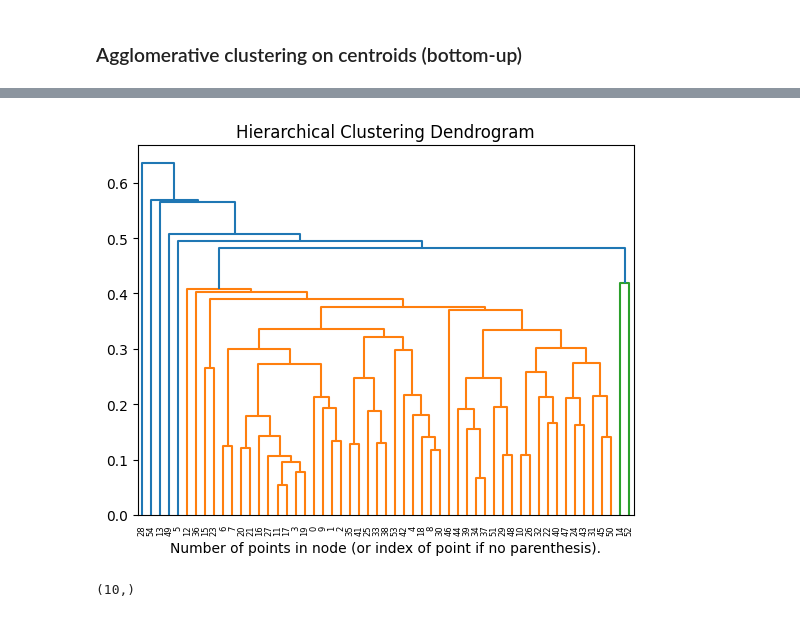
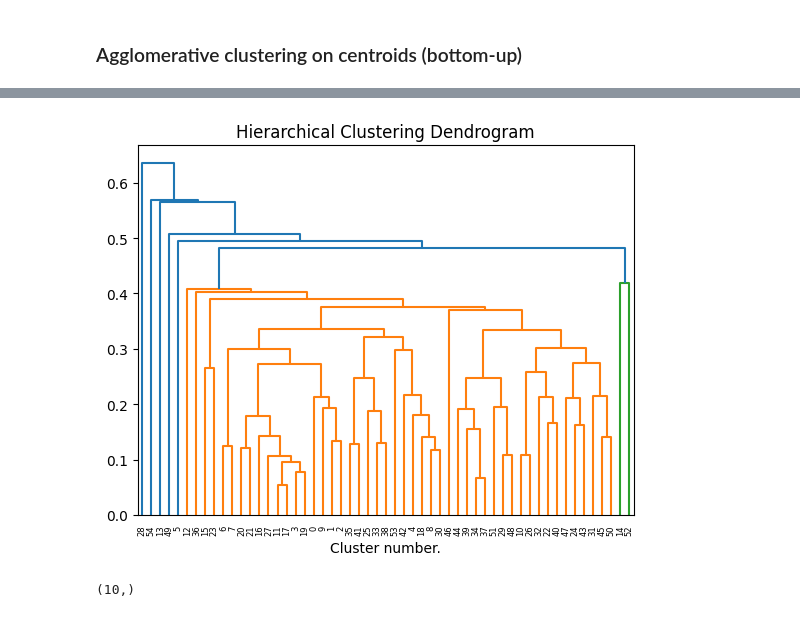
Before and after one commit to 598975/BP-classification, a Jupyter notebook: notebooks/260128-hierarchical-clustering.ipynb, the cells around one changed output, grey strips where cells are left out. Saved outputs shown, nothing was run; the diff lists cells and outputs as text; code cells hidden in the pictures.

```diff
--- a/notebooks/260128-hierarchical-clustering.ipynb
+++ b/notebooks/260128-hierarchical-clustering.ipynb
@@ -391,0 +539,32 @@ bp_df["fine_cluster"] = bp_df["fine_cluster"].map(cluster_mapping)
+# %%
+import seaborn as sns
+
+# Get top features overall
+all_feature_counts = Counter()
+for features in bp_df["features"]:
+    feature_list = [f for f in features.split() if f != "<PAD>"]
+    all_feature_counts.update(feature_list)
+
+top_features = [f for f, _ in all_feature_counts.most_common(30)]
+
+# Create matrix: clusters x features
+matrix = np.zeros((kmeans.n_clusters, len(top_features)))
+for cluster_id in range(kmeans.n_clusters):
+    cluster_counts = cluster_feature_counts[cluster_id]
+    for i, feature in enumerate(top_features):
+        matrix[cluster_id, i] = cluster_counts.get(feature, 0)
+
+# Normalize by cluster size
+cluster_sizes = bp_df["fine_cluster"].value_counts().sort_index()
+matrix = matrix / cluster_sizes.values[:, np.newaxis]
+
+# Plot heatmap
+plt.figure(figsize=(16, 10))
+sns.heatmap(matrix, xticklabels=top_features, yticklabels=range(kmeans.n_clusters),
+            cmap='YlOrRd', annot=False)
+plt.title("Feature Distribution Across Clusters (Normalized)")
+plt.xlabel("Features")
+plt.ylabel("Cluster")
+plt.xticks(rotation=45, ha='right')
+plt.tight_layout()
+plt.show()
@@ -415,35 +596,35 @@ bp_df.head()
 from scipy.cluster.hierarchy import dendrogram
 import matplotlib.pyplot as plt
 
 def plot_dendrogram(model, **kwargs):
     # Create linkage matrix and then plot the dendrogram
 
     # create the counts of samples under each node
     counts = np.zeros(model.children_.shape[0])
     n_samples = len(model.labels_)
     for i, merge in enumerate(model.children_):
         current_count = 0
         for child_idx in merge:
             if child_idx < n_samples:
                 current_count += 1  # leaf node
             else:
                 current_count += counts[child_idx - n_samples]
         counts[i] = current_count
 
     linkage_matrix = np.column_stack(
         [model.children_, model.distances_, counts]
     ).astype(float)
 
     # Plot the corresponding dendrogram
     dendrogram(linkage_matrix, **kwargs)
 
 plt.title("Hierarchical Clustering Dendrogram")
 # plot the top three levels of the dendrogram
 plot_dendrogram(model, truncate_mode="level")
-plt.xlabel("Number of points in node (or index of point if no parenthesis).")
+plt.xlabel("Cluster number.")
 plt.show()
 # %% [output]
-[figure, old version]
+[figure, new version]
 # %%
 bp_df["top_cluster"].unique().shape
 # %% [output]
```
Also changed, not shown: parts of 8 cells of this notebook, 4 other files.
